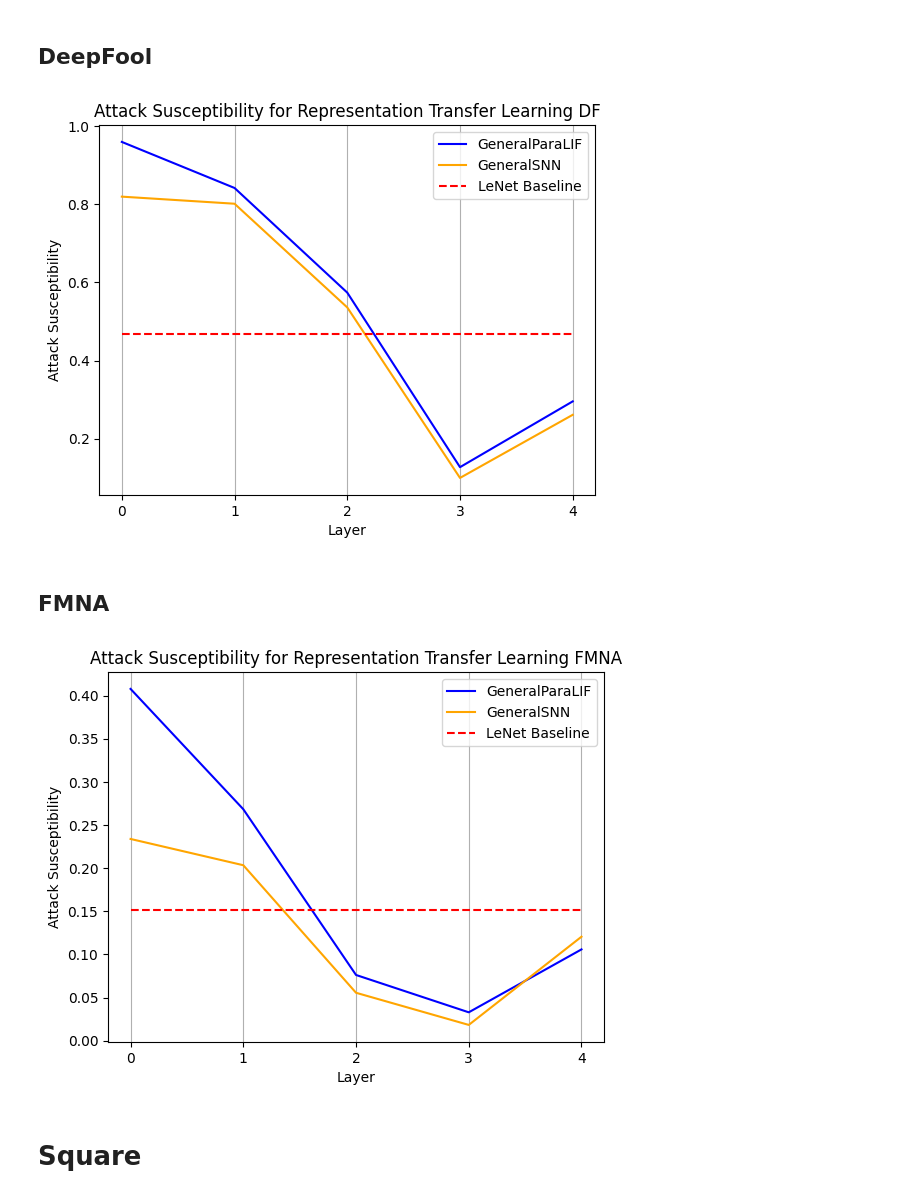
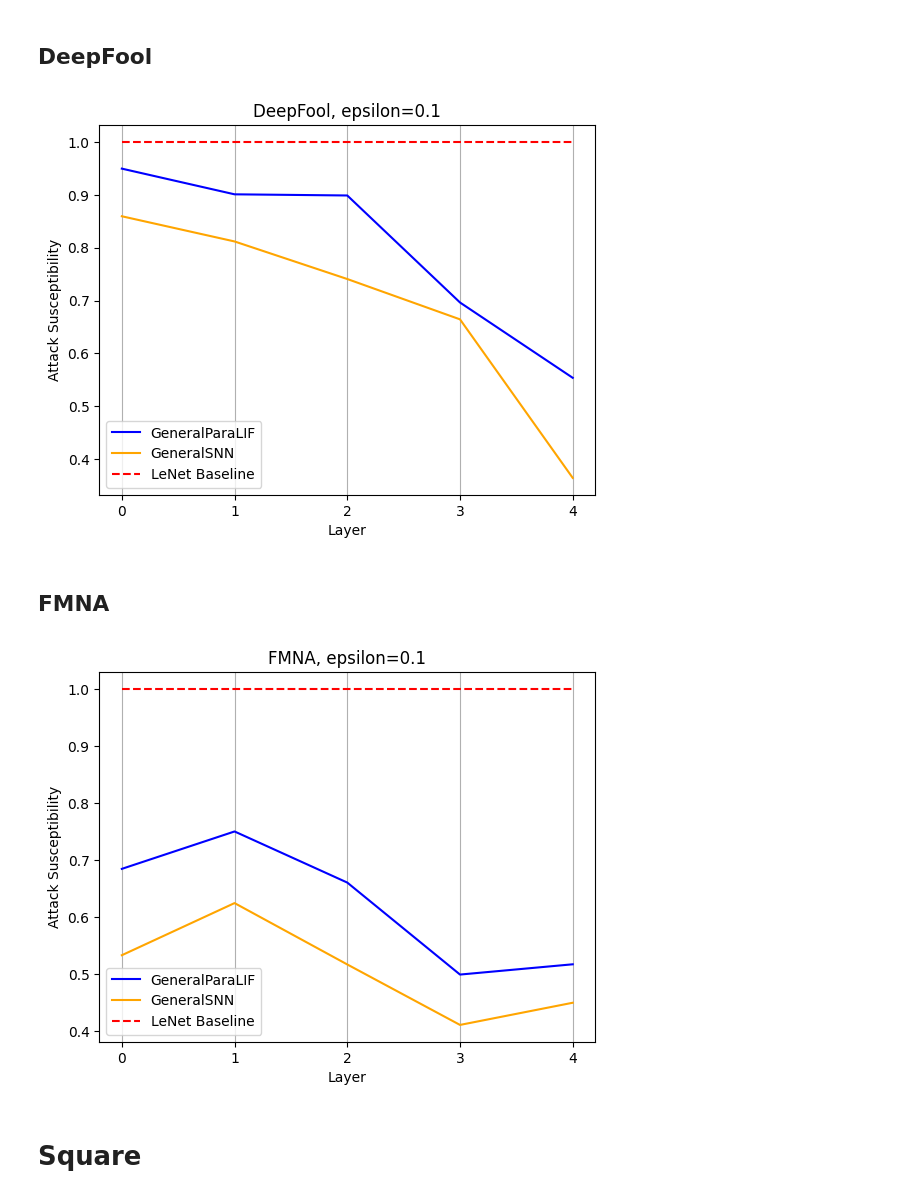
Before and after one commit to suessflorian/biological-neurons, a Jupyter notebook: Baseline Models/transfer_graphs.ipynb, the cells around one changed output. Drawn from its saved outputs; the diff is of its cells as text; code cells hidden in the pictures.

```diff
--- a/Baseline Models/transfer_graphs.ipynb
+++ b/Baseline Models/transfer_graphs.ipynb
@@ -27,7 +20,9 @@ array(['LInfFMNAttack', 'LinfDeepFoolAttack', 'LinfFastGradientAttack',
+# %%
+dataset = 'SVHN'
 # %% [markdown]
 # Accuracy
 # %%
-mnist = data[data['dataset'] == 'MNIST'].drop('dataset', axis = 1)
+mnist = data[data['dataset'] == dataset].drop('dataset', axis = 1)
 mnist
 # %% [output]
 |  | model | epochs_trained | extraction_layer | attack | epsilon | susceptibility_rate | train_accuracy | ... |
@@ -57,5 +41,6 @@ To plot accuracy, the attack doesn't matter.
 # %%
-relevant_rows = mnist[['model', 'extraction_layer', 'train_accuracy', 'test_accuracy', 'baseline_train_accuracy', 'baseline_test_accuracy']].drop_duplicates()
+relevant_rows = mnist[mnist.attack == 'LInfFMNAttack']
+relevant_rows = relevant_rows[['model', 'extraction_layer', 'train_accuracy', 'test_accuracy', 'baseline_train_accuracy', 'baseline_test_accuracy']].drop_duplicates()
 unique_models = relevant_rows.model.unique()
 
 for model, colour in zip(unique_models, ['blue', 'orange']):
@@ -72,8 +57,10 @@ plt.legend([
     'LeNet Baseline (Train)',
     'LeNet Baseline (Test)'
 ])
-plt.title('Train Test Accuracies with Representation Transfer Learning')
+plt.title(f'Train Test {dataset}')
 plt.xticks(subset.extraction_layer)
 plt.grid(axis='x')
+plt.xlabel('Extraction Layer')
+plt.ylabel('Accuracy')
 plt.show()
 # %% [output]
@@ -112,7 +79,7 @@ mnist_fgsm.epsilon.unique()
 # %% [output]
 array([0.01, 0.05, 0.1 ])
 # %%
-epsilon = 0.05
+epsilon = 0.1
 
 mnist_fgsm_epsilon = mnist_fgsm[mnist_fgsm.epsilon == epsilon]
 for model, colour in zip(unique_models, ['blue', 'orange']):
@@ -122,7 +89,7 @@ plt.plot(subset.extraction_layer, subset.baseline_susceptibility_rate, color='re
 plt.legend(unique_models.tolist() + ['LeNet Baseline'])
 plt.xlabel('Layer')
 plt.ylabel('Attack Susceptibility')
-plt.title('Attack Susceptibility for Representation Transfer Learning FGSM')
+plt.title(f'FGSM, epsilon={epsilon}')
 plt.xticks(subset.extraction_layer)
 plt.grid(axis='x')
 plt.show()
@@ -142,32 +109,32 @@ plt.plot(subset.extraction_layer, subset.baseline_susceptibility_rate, color='re
 plt.legend(unique_models.tolist() + ['LeNet Baseline'])
 plt.xlabel('Layer')
 plt.ylabel('Attack Susceptibility')
-plt.title('Attack Susceptibility for Representation Transfer Learning DF')
+plt.title(f'DeepFool, epsilon={epsilon}')
 plt.xticks(subset.extraction_layer)
 plt.grid(axis='x')
 plt.show()
 # %% [output]
-[figure, old version]
+[figure, new version]
 # %% [markdown]
 ## FMNA
 # %%
-epsilon = 0.05
+epsilon = 0.1
 
 mnist_fmna = mnist[mnist.attack == 'LInfFMNAttack']
 mnist_fmna_epsilon = mnist_fmna[mnist_fmna.epsilon == epsilon]
 for model, colour in zip(unique_models, ['blue', 'orange']):
     subset = mnist_fmna_epsilon[mnist_fmna_epsilon.model == model]
     plt.plot(subset.extraction_layer, subset.susceptibility_rate, color=colour)
 plt.plot(subset.extraction_layer, subset.baseline_susceptibility_rate, color='red', linestyle='dashed')
 plt.legend(unique_models.tolist() + ['LeNet Baseline'])
 plt.xlabel('Layer')
 plt.ylabel('Attack Susceptibility')
-plt.title('Attack Susceptibility for Representation Transfer Learning FMNA')
+plt.title(f'FMNA, epsilon={epsilon}')
 plt.xticks(subset.extraction_layer)
 plt.grid(axis='x')
 plt.show()
 # %% [output]
-[figure, old version]
+[figure, new version]
 # %% [markdown]
 # Square
 # %%
```
Also changed, not shown: parts of 12 cells of this notebook, 3 other files.
